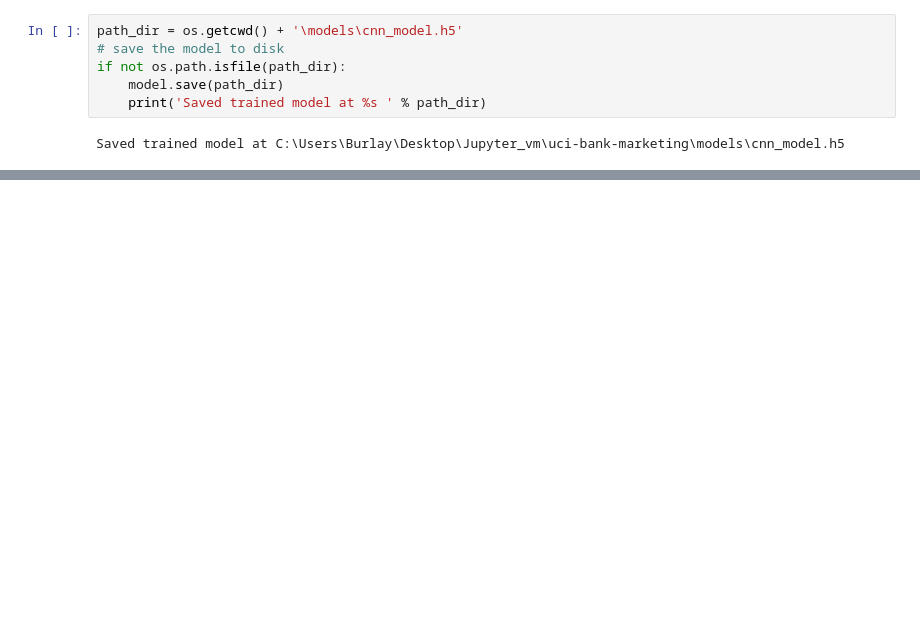
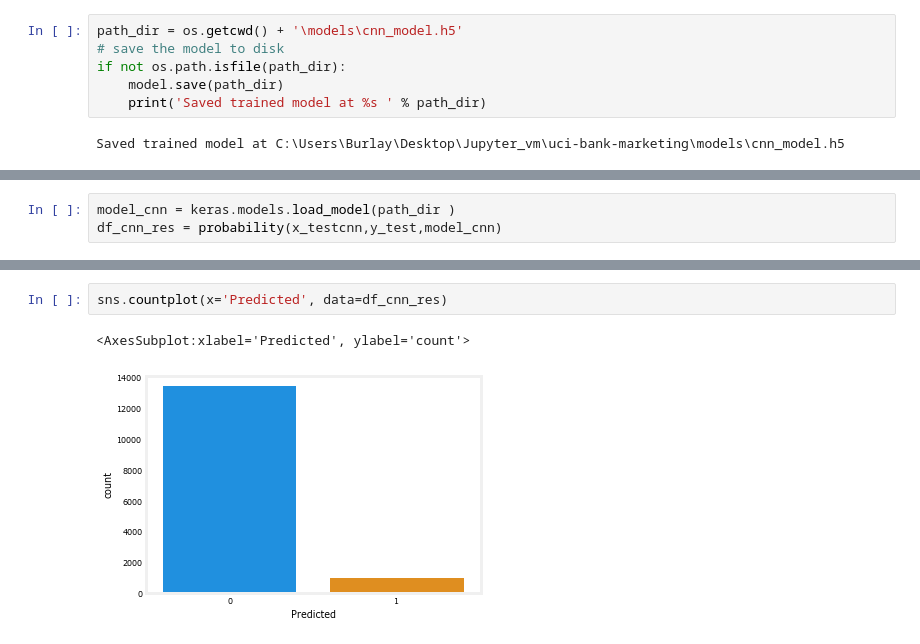
Before and after one commit to vburlay/UCI-Bank-Marketing, a Jupyter notebook: Jupyter Notebook.ipynb, the cells around one changed output, grey strips where cells are left out. Cells and saved outputs as stored; diff of their text form; blank space fills up the shorter version.

```diff
--- a/Jupyter Notebook.ipynb
+++ b/Jupyter Notebook.ipynb
@@ -447,0 +449,3 @@ probability(x_testcnn,y_test,model)
+# %%
+model_cnn = keras.models.load_model(path_dir )
+df_cnn_res = probability(x_testcnn,y_test,model_cnn)
@@ -447,0 +455,5 @@ probability(x_testcnn,y_test,model)
+# %%
+sns.countplot(x='Predicted', data=df_cnn_res)
+# %% [output]
+<AxesSubplot:xlabel='Predicted', ylabel='count'>
+[figure, added]
```
Also changed, not shown: parts of 41 cells of this notebook, 3 other files.
